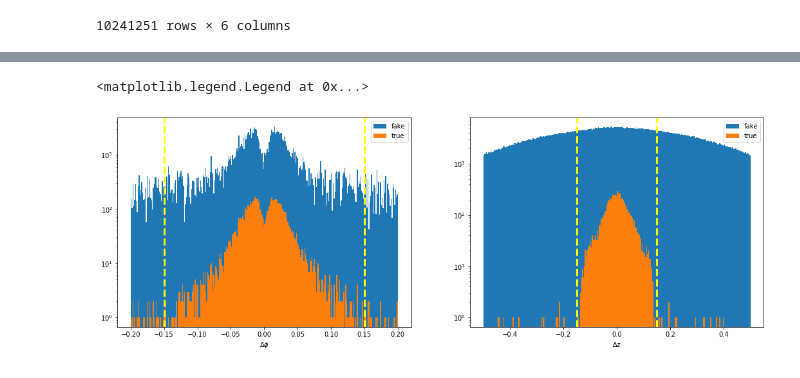
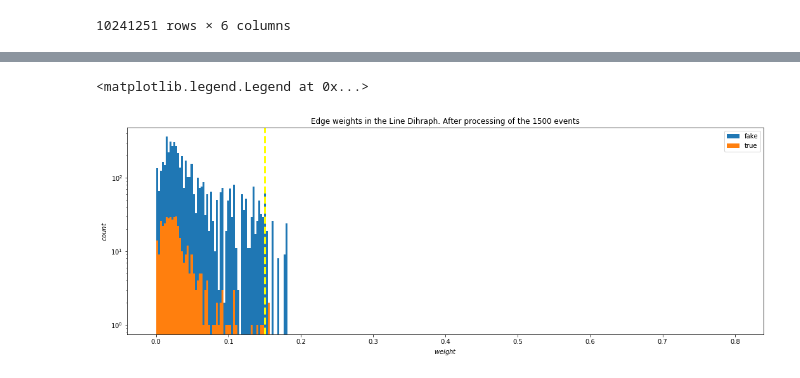
Before and after one commit to gooldan/GraphTracking_v0, a Jupyter notebook: notebooks/cgem_evaluation.ipynb, the cells around one changed output, grey strips where cells are left out. Saved outputs shown, nothing was run; the diff lists cells and outputs as text; code cells hidden in the pictures.

Commit message:
line digraph

```diff
--- a/notebooks/cgem_evaluation.ipynb
+++ b/notebooks/cgem_evaluation.ipynb
@@ -66,9 +201,17 @@ events
 # %%
-events_to_analyze = events[events.event < 1000]
+events_to_analyze = events[events.event < 100]
 segments = pd.DataFrame()
+suffx = config['prepare']['linegraph']['suffix']
+
+nodes = pd.DataFrame()
+edges = pd.DataFrame()
+
 for id, event in events_to_analyze.groupby('event'):
     clear_output(wait=True)
     display("Event #%09d" % id)
-    G = to_pandas_graph_df(event, suffx=('_p', '_c'), compute_is_true_track=True)
-    segments = segments.append(G)
+
+    G = to_pandas_graph_df(event, suffx=suffx)
+    nodes_t, edges_t = get_pd_line_graph(config['prepare'], G, apply_nodes_restrictions, pi_fix=True)
+    nodes = nodes.append(nodes_t, sort=False)
+    edges = edges.append(edges_t, sort=False)
 # %% [output]
@@ -118,24 +235,19 @@ Name: dr, dtype: float64
 # %%
+true_nodes = nodes[nodes.track != -1]
+fake_nodes = nodes[nodes.track == -1]
+
 plt.figure(figsize=(18,6))
 
-plt.subplot(121)
-binning=dict(bins=300, range=(-0.2, 0.2))
-plt.hist(fake_segs.dphi, label='fake', log=True, **binning)
-plt.hist(true_segs.dphi, label='true', **binning)
-plt.axvline(-0.15, color='yellow', linestyle='dashed', linewidth=3)
+plt.subplot(111)
+binning=dict(bins=300, range=(0, 0.8))
+plt.hist(fake_nodes.dy, label='fake', log=True, **binning)
+plt.hist(true_nodes.dy, label='true', **binning)
+#plt.axvline(-0.15, color='yellow', linestyle='dashed', linewidth=3)
 plt.axvline(0.15, color='yellow', linestyle='dashed', linewidth=3)
-
-plt.xlabel('$\Delta\phi$')
+plt.title('Edge weights in the Line Dihraph. After processing of the 1500 events')
+plt.ylabel('$count$')
+plt.xlabel('$weight$')
 plt.legend(loc=0)
-
-plt.subplot(122)
-binning=dict(bins=300, range=(-0.5, 0.5))
-plt.hist(fake_segs.dz, label='fake', log=True, **binning)
-plt.hist(true_segs.dz, label='true', **binning)
-plt.axvline(-0.15, color='yellow', linestyle='dashed', linewidth=3)
-plt.axvline(0.15, color='yellow', linestyle='dashed', linewidth=3)
-plt.xlabel('$\Delta z$')
-plt.legend(loc=0)
 # %% [output]
 <matplotlib.legend.Legend at 0x...>
-[figure, old version]
+[figure, new version]
```
Also changed, not shown: parts of 18 cells of this notebook, 6 other files.
